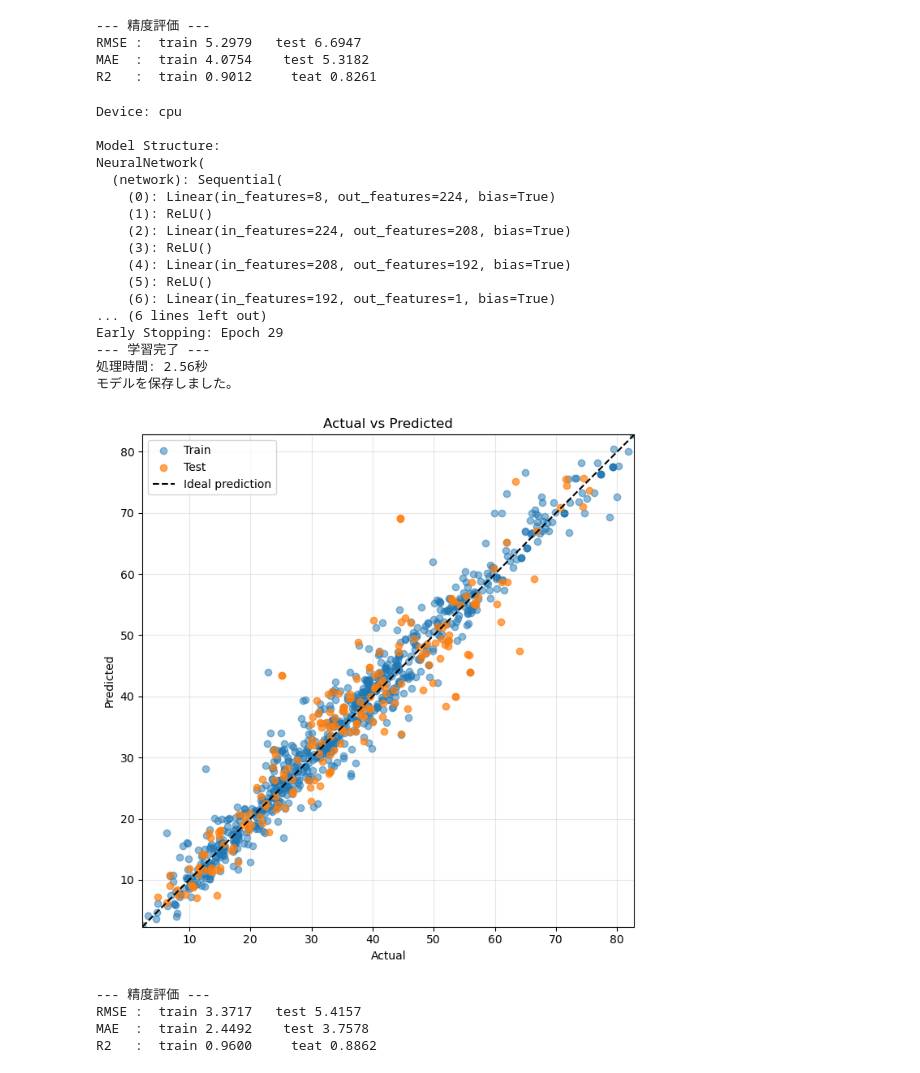
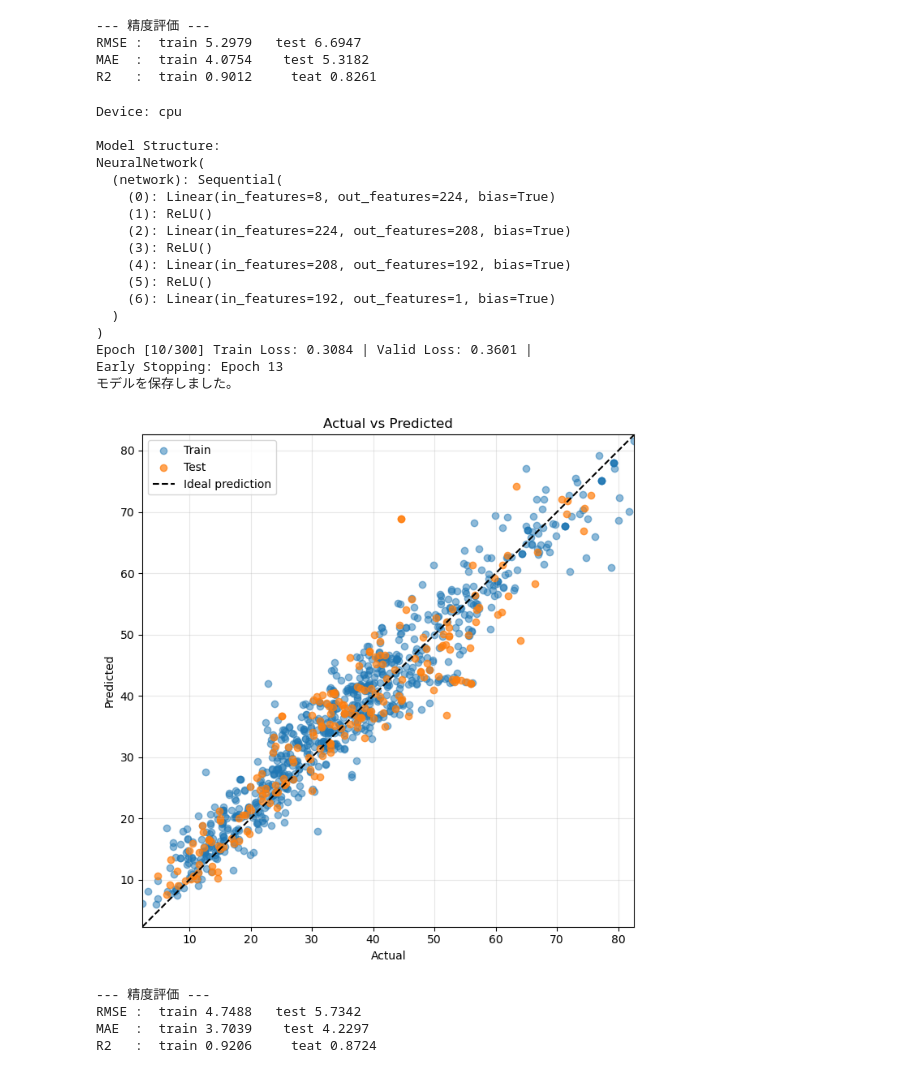
Before and after one commit to Temp-Muraoka/Project01_ConcreteStrength_Regression, a Jupyter notebook: 03_Model_Evalution.ipynb, the cells around one changed output. Drawn from its saved outputs; the diff is of its cells as text; code cells hidden in the pictures.

```diff
--- a/03_Model_Evalution.ipynb
+++ b/03_Model_Evalution.ipynb
@@ -190,7 +190,7 @@ X_test_tensor = torch.tensor(X_test_scaled, dtype=torch.float32)
 Y_test_tensor = torch.tensor(Y_test_scaled, dtype=torch.float32)
 
 
-model = NN_train(params, X_train_tensor, Y_train_tensor, X_test_tensor, Y_test_tensor)
+model, best_epoch = NN_train(params, X_train_tensor, Y_train_tensor, X_test_tensor, Y_test_tensor, log_disp=True)
 
 
 # ==========================================
@@ -228,39 +228,39 @@ print("モデルを保存しました。")
 # ==========================================
 # 予測
 with torch.no_grad():
     y_train_pred_scaled = model(X_train_tensor.to(device)).cpu().numpy()
     y_test_pred_scaled = model(X_test_tensor.to(device)).cpu().numpy()
 
 # 元のスケールに戻す
 y_train_pred = scaler_y.inverse_transform(y_train_pred_scaled)
 y_test_pred = scaler_y.inverse_transform(y_test_pred_scaled)
 
 Plot_actual_vs_predict(Y_train,y_train_pred,Y_test,y_test_pred)
 
 # ==========================================
 # 精度評価
 # ==========================================
 evaluation_model(Y_train, y_train_pred, Y_test, y_test_pred)
 # %% [output]
 Device: cpu
 
 Model Structure:
 NeuralNetwork(
   (network): Sequential(
     (0): Linear(in_features=8, out_features=224, bias=True)
     (1): ReLU()
     (2): Linear(in_features=224, out_features=208, bias=True)
     (3): ReLU()
     (4): Linear(in_features=208, out_features=192, bias=True)
     (5): ReLU()
     (6): Linear(in_features=192, out_features=1, bias=True)
-... (6 lines left out)
-Early Stopping: Epoch 29
---- 学習完了 ---
-処理時間: 2.56秒
+  )
+)
+Epoch [10/300] Train Loss: 0.3084 | Valid Loss: 0.3601 |
+Early Stopping: Epoch 13
 モデルを保存しました。
-[figure, old version]
+[figure, new version]
 --- 精度評価 ---
-RMSE :  train 3.3717   test 5.4157
-MAE  :  train 2.4492    test 3.7578
-R2   :  train 0.9600     teat 0.8862
+RMSE :  train 4.7488   test 5.7342
+MAE  :  train 3.7039    test 4.2297
+R2   :  train 0.9206     teat 0.8724
```
Also changed, not shown: 3 other files.
